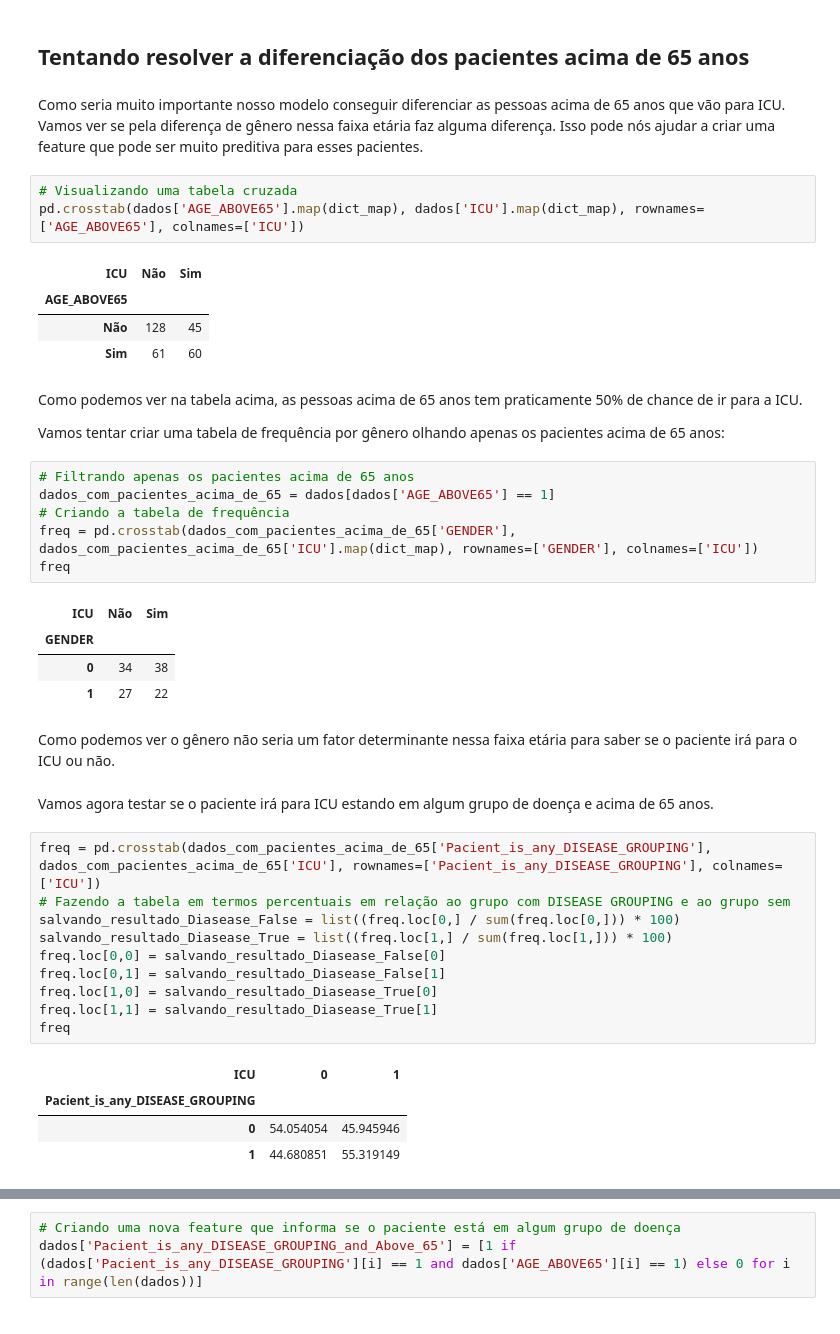
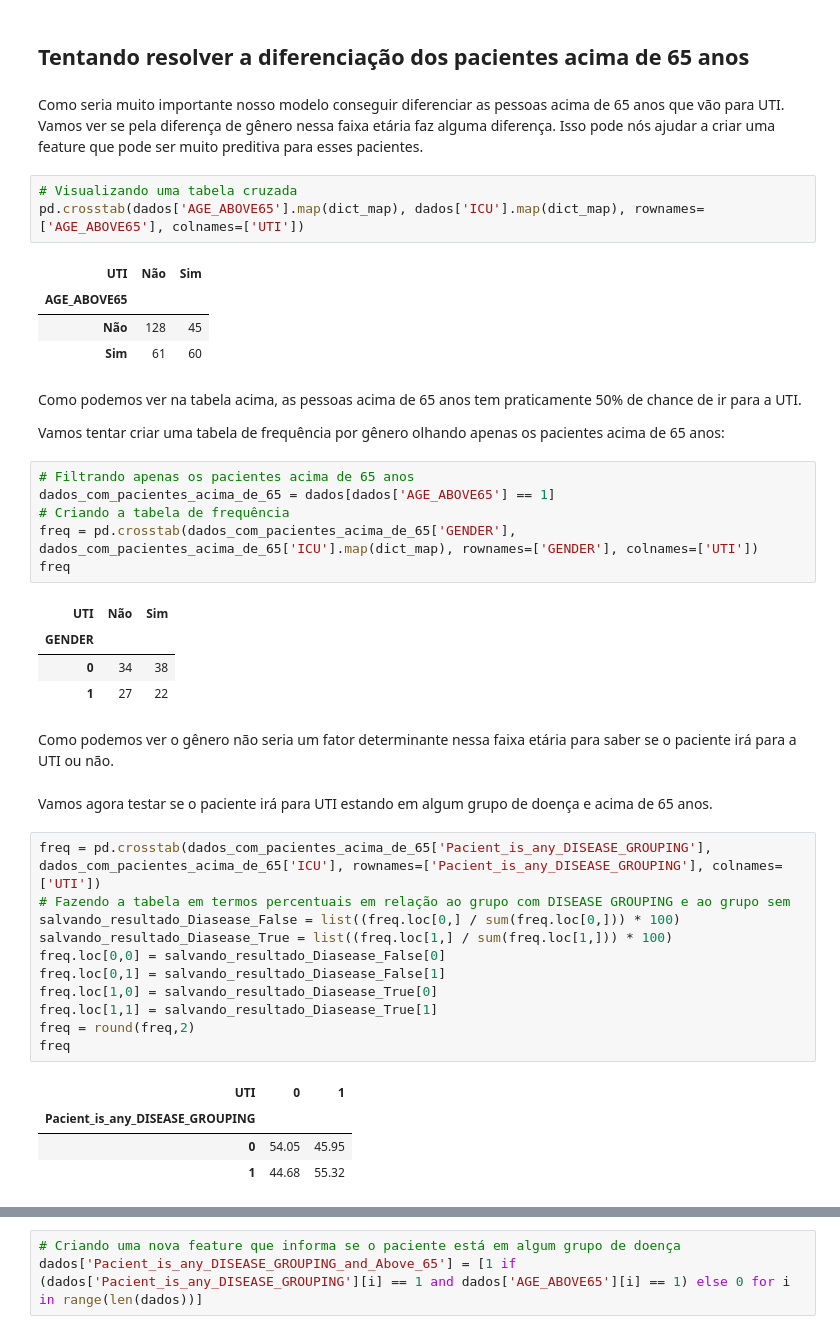
Before and after one commit to rodrigodemend/Diagn-stico-de-Dados-Cl-nicos-com-Machine-Learning, a Jupyter notebook: Notebooks/Modelagem_para_Diagnóstico_de_Dados_Clínicos_com_Machine_Learning_.ipynb, the cells around one changed output, grey strips where cells are left out. Saved outputs shown, nothing was run; the diff lists cells and outputs as text.

```diff
--- a/Notebooks/Modelagem_para_Diagnóstico_de_Dados_Clínicos_com_Machine_Learning_.ipynb
+++ b/Notebooks/Modelagem_para_Diagnóstico_de_Dados_Clínicos_com_Machine_Learning_.ipynb
@@ -576,47 +576,48 @@ Olhando para os pacientes que tem o DISEASE GROUPING, podemos ver que temos algo
 # %% [markdown]
 ## Tentando resolver a diferenciação dos pacientes acima de 65 anos
 # %% [markdown]
-Como seria muito importante nosso modelo conseguir diferenciar as pessoas acima de 65 anos que vão para ICU. Vamos ver se pela diferença de gênero nessa faixa etária faz alguma diferença. Isso pode nós ajudar a criar uma feature que pode ser muito preditiva para esses pacientes.
+Como seria muito importante nosso modelo conseguir diferenciar as pessoas acima de 65 anos que vão para UTI. Vamos ver se pela diferença de gênero nessa faixa etária faz alguma diferença. Isso pode nós ajudar a criar uma feature que pode ser muito preditiva para esses pacientes.
 # %%
 # Visualizando uma tabela cruzada
-pd.crosstab(dados['AGE_ABOVE65'].map(dict_map), dados['ICU'].map(dict_map), rownames=['AGE_ABOVE65'], colnames=['ICU'])
+pd.crosstab(dados['AGE_ABOVE65'].map(dict_map), dados['ICU'].map(dict_map), rownames=['AGE_ABOVE65'], colnames=['UTI'])
 # %% [output]
-| ICU | Não | Sim |
+| UTI | Não | Sim |
 | AGE_ABOVE65 |  |  |
 | Não | 128 | 45 |
 | Sim | 61 | 60 |
 # %% [markdown]
-Como podemos ver na tabela acima, as pessoas acima de 65 anos tem praticamente 50% de chance de ir para a ICU.
+Como podemos ver na tabela acima, as pessoas acima de 65 anos tem praticamente 50% de chance de ir para a UTI.
 
 Vamos tentar criar uma tabela de frequência por gênero olhando apenas os pacientes acima de 65 anos:
 # %%
 # Filtrando apenas os pacientes acima de 65 anos
 dados_com_pacientes_acima_de_65 = dados[dados['AGE_ABOVE65'] == 1]
 # Criando a tabela de frequência
-freq = pd.crosstab(dados_com_pacientes_acima_de_65['GENDER'], dados_com_pacientes_acima_de_65['ICU'].map(dict_map), rownames=['GENDER'], colnames=['ICU'])
+freq = pd.crosstab(dados_com_pacientes_acima_de_65['GENDER'], dados_com_pacientes_acima_de_65['ICU'].map(dict_map), rownames=['GENDER'], colnames=['UTI'])
 freq
 # %% [output]
-| ICU | Não | Sim |
+| UTI | Não | Sim |
 | GENDER |  |  |
 | 0 | 34 | 38 |
 | 1 | 27 | 22 |
 # %% [markdown]
-Como podemos ver o gênero não seria um fator determinante nessa faixa etária para saber se o paciente irá para o ICU ou não.
+Como podemos ver o gênero não seria um fator determinante nessa faixa etária para saber se o paciente irá para a UTI ou não.
 # %% [markdown]
-Vamos agora testar se o paciente irá para ICU estando em algum grupo de doença e acima de 65 anos.
+Vamos agora testar se o paciente irá para UTI estando em algum grupo de doença e acima de 65 anos.
 # %%
-freq = pd.crosstab(dados_com_pacientes_acima_de_65['Pacient_is_any_DISEASE_GROUPING'], dados_com_pacientes_acima_de_65['ICU'], rownames=['Pacient_is_any_DISEASE_GROUPING'], colnames=['ICU'])
+freq = pd.crosstab(dados_com_pacientes_acima_de_65['Pacient_is_any_DISEASE_GROUPING'], dados_com_pacientes_acima_de_65['ICU'], rownames=['Pacient_is_any_DISEASE_GROUPING'], colnames=['UTI'])
 # Fazendo a tabela em termos percentuais em relação ao grupo com DISEASE GROUPING e ao grupo sem
 salvando_resultado_Diasease_False = list((freq.loc[0,] / sum(freq.loc[0,])) * 100)
 salvando_resultado_Diasease_True = list((freq.loc[1,] / sum(freq.loc[1,])) * 100)
 freq.loc[0,0] = salvando_resultado_Diasease_False[0]
 freq.loc[0,1] = salvando_resultado_Diasease_False[1]
 freq.loc[1,0] = salvando_resultado_Diasease_True[0]
 freq.loc[1,1] = salvando_resultado_Diasease_True[1]
+freq = round(freq,2)
 freq
 # %% [output]
-| ICU | 0 | 1 |
+| UTI | 0 | 1 |
 | Pacient_is_any_DISEASE_GROUPING |  |  |
-| 0 | 54.054054 | 45.945946 |
-| 1 | 44.680851 | 55.319149 |
+| 0 | 54.05 | 45.95 |
+| 1 | 44.68 | 55.32 |
 # %% [markdown]
```
Also changed, not shown: parts of 4 cells of this notebook.
